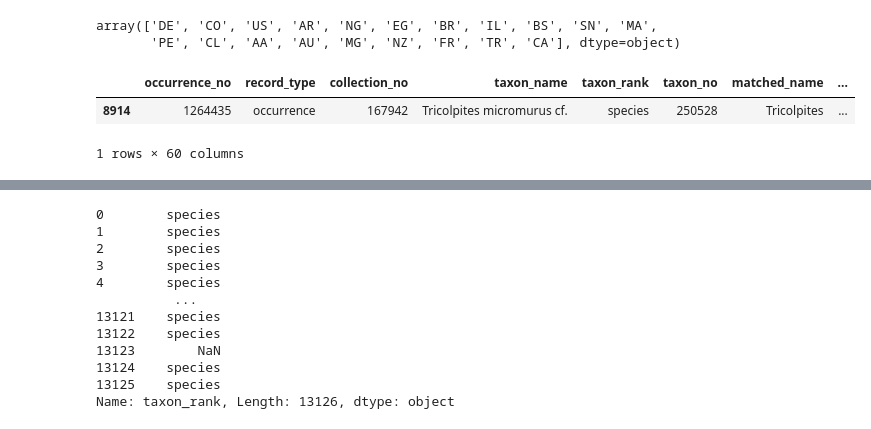
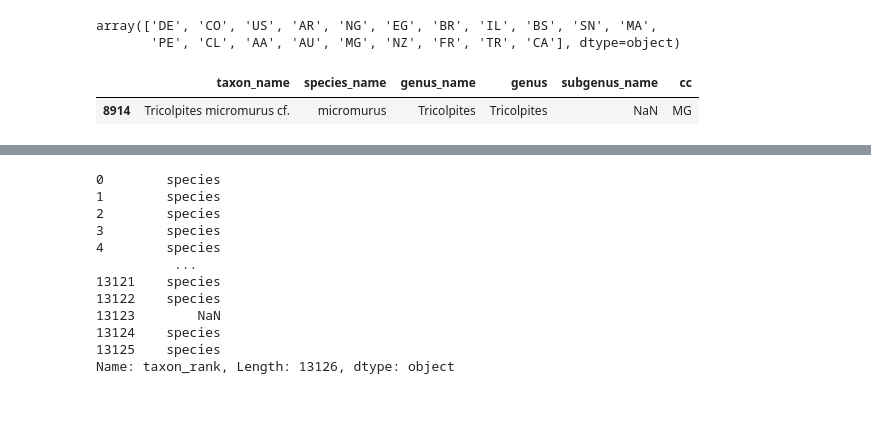
Before and after one commit to mftorres/Madagascar_repo, a Jupyter notebook: Fossil_data_breakdown_code_20220923.ipynb, the cells around one changed output, grey strips where cells are left out. Drawn from its saved outputs; the diff is of its cells as text; code cells hidden in the pictures.

```diff
--- a/Fossil_data_breakdown_code_20220923.ipynb
+++ b/Fossil_data_breakdown_code_20220923.ipynb
@@ -242,8 +242,7 @@ Number of fossils found in Madagascar only or in Madagascar and other countries:
 array(['DE', 'CO', 'US', 'AR', 'NG', 'EG', 'BR', 'IL', 'BS', 'SN', 'MA',
        'PE', 'CL', 'AA', 'AU', 'MG', 'NZ', 'FR', 'TR', 'CA'], dtype=object)
 # %%
-df[ (df['taxon_name'].isin(singlecountry)) & (df['cc']=='MG')]['taxon_name','species_name','genus_name','genus','subgenus_name','cc']
+df[ (df['taxon_name'].isin(singlecountry)) & (df['cc']=='MG')][['taxon_name','species_name','genus_name','genus','subgenus_name','cc']]
 # %% [output]
-|  | occurrence_no | record_type | collection_no | taxon_name | taxon_rank | taxon_no | matched_name | ... |
-| 8914 | 1264435 | occurrence | 167942 | Tricolpites micromurus cf. | species | 250528 | Tricolpites | ... |
+|  | taxon_name | species_name | genus_name | genus | subgenus_name | cc |
+| 8914 | Tricolpites micromurus cf. | micromurus | Tricolpites | Tricolpites | NaN | MG |
-1 rows × 60 columns
```
Also changed, not shown: parts of 4 cells of this notebook.
